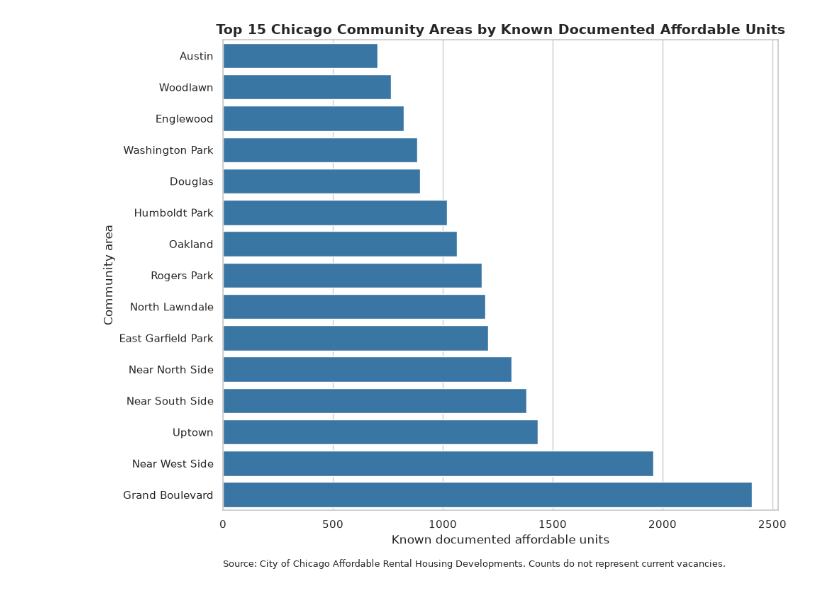
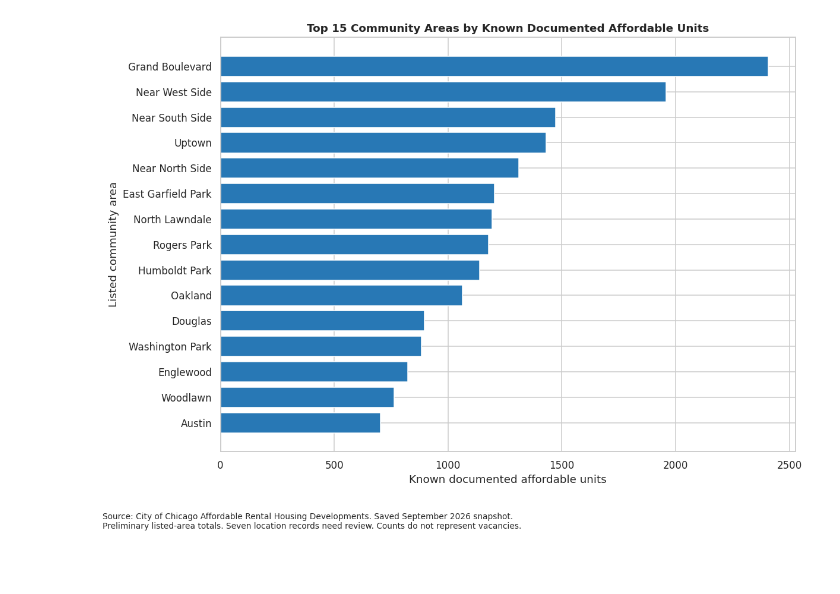
Before and after one commit to yasiamah/chicago-homelessness-resource-allocation, a Jupyter notebook: notebooks/04_affordable_housing_summary.ipynb, the cells around one changed output. Drawn from its saved outputs; the diff is of its cells as text; code cells hidden in the pictures; blank space fills up the shorter version.

Commit message:
Finish Notebook 04 summary and category cleanup

```diff
--- a/notebooks/04_affordable_housing_summary.ipynb
+++ b/notebooks/04_affordable_housing_summary.ipynb
@@ -180,74 +165,21 @@ Property-type summary validation passed.
 # %%
-plot_data = (
-    community_summary
-    .dropna(
-        subset=[
-            "community_area",
-            "documented_units_known",
-        ]
-    )
-    .nlargest(
-        15,
-        "documented_units_known",
-    )
-    .sort_values(
-        "documented_units_known",
-        ascending=True,
-    )
+plot_data = community_summary.head(15).sort_values(
+    "documented_units_known", ascending=True
 )
-
 sns.set_theme(style="whitegrid")
-
-fig, ax = plt.subplots(figsize=(10, 8))
-
-sns.barplot(
-    data=plot_data,
-    x="documented_units_known",
-    y="community_area",
-    color="#2878B5",
-    ax=ax,
-)
-
-ax.set_title(
-    "Top 15 Chicago Community Areas by Known Documented Affordable Units",
-    fontsize=14,
-    weight="bold",
-)
-
+fig, ax = plt.subplots(figsize=(11, 8))
+ax.barh(plot_data["community_area"], plot_data["documented_units_known"], color="#2878B5")
+ax.set_title("Top 15 Community Areas by Known Documented Affordable Units", weight="bold")
 ax.set_xlabel("Known documented affordable units")
-ax.set_ylabel("Community area")
-
-ax.text(
-    0,
-    -0.12,
-    "Source: City of Chicago Affordable Rental Housing Developments. "
-    "Counts do not represent current vacancies.",
-    transform=ax.transAxes,
-    fontsize=9,
-)
-
-plt.tight_layout()
-
-figure_path = (
-    project_root
-    / "reports"
-    / "figures"
-    / "top_community_areas_affordable_units.png"
-)
-
-figure_path.parent.mkdir(
-    parents=True,
-    exist_ok=True,
-)
-
-fig.savefig(
-    figure_path,
-    dpi=300,
-    bbox_inches="tight",
-)
-
+ax.set_ylabel("Listed community area")
+fig.text(0.01, 0.01,
+    "Source: City of Chicago Affordable Rental Housing Developments. Saved September 2026 snapshot.\n"
+    "Preliminary listed-area totals. Seven location records need review. Counts do not represent vacancies.",
+    fontsize=9)
+fig.tight_layout(rect=(0, 0.07, 1, 1))
+figure_path = project_root / "reports" / "figures" / "top_community_areas_affordable_units.png"
+figure_path.parent.mkdir(parents=True, exist_ok=True)
+fig.savefig(figure_path, dpi=200, bbox_inches="tight")
 plt.show()
-
-print("Figure saved to:", figure_path)
 # %% [output]
-[figure, old version]
+[figure, new version]
```
Also changed, not shown: parts of 22 cells of this notebook, 8 other files.
